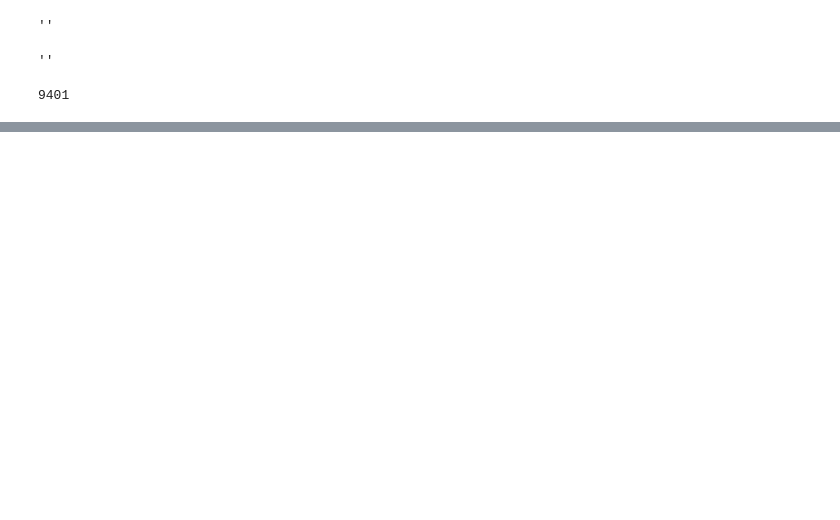
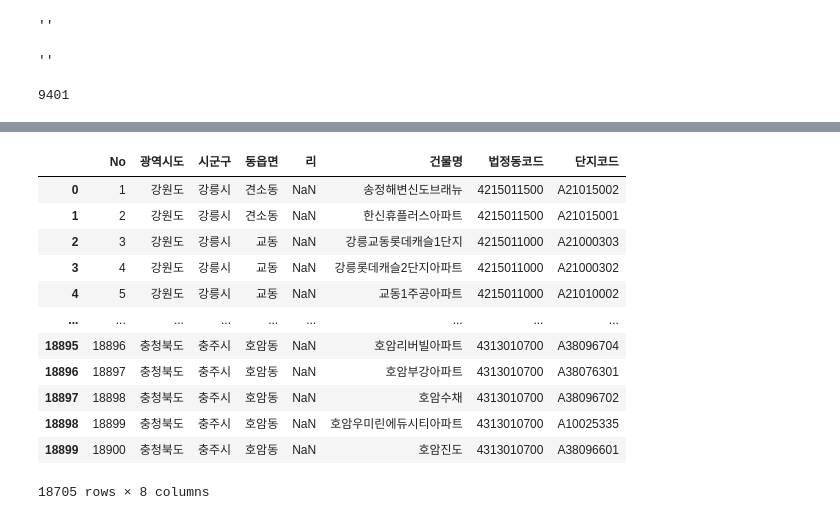
Before and after one commit to LGHelloVisionProj/Data_Visualization, a Jupyter notebook: 천안시_CodeDir/아파트추출.ipynb, the cells around one changed output, grey strips where cells are left out. Cells and saved outputs as stored; diff of their text form; code cells hidden in the pictures; blank space fills up the shorter version.

```diff
--- a/천안시_CodeDir/아파트추출.ipynb
+++ b/천안시_CodeDir/아파트추출.ipynb
@@ -83,0 +105,18 @@ uQ_building_list
+# %%
+apt_xl= pd.read_excel('/Users/iseunghyeon/Downloads/공동주택_단지목록_Code_20221129.xlsx')
+apt_xl.dropna(subset=['시군구'],inplace=True)
+apt_xl
+# %% [output]
+|  | No | 광역시도 | 시군구 | 동읍면 | 리 | 건물명 | 법정동코드 | 단지코드 |
+| 0 | 1 | 강원도 | 강릉시 | 견소동 | NaN | 송정해변신도브래뉴 | 4215011500 | A21015002 |
+| 1 | 2 | 강원도 | 강릉시 | 견소동 | NaN | 한신휴플러스아파트 | 4215011500 | A21015001 |
+| 2 | 3 | 강원도 | 강릉시 | 교동 | NaN | 강릉교동롯데캐슬1단지 | 4215011000 | A21000303 |
+| 3 | 4 | 강원도 | 강릉시 | 교동 | NaN | 강릉롯데캐슬2단지아파트 | 4215011000 | A21000302 |
+| 4 | 5 | 강원도 | 강릉시 | 교동 | NaN | 교동1주공아파트 | 4215011000 | A21010002 |
+| ... | ... | ... | ... | ... | ... | ... | ... | ... |
+| 18895 | 18896 | 충청북도 | 충주시 | 호암동 | NaN | 호암리버빌아파트 | 4313010700 | A38096704 |
+| 18896 | 18897 | 충청북도 | 충주시 | 호암동 | NaN | 호암부강아파트 | 4313010700 | A38076301 |
+| 18897 | 18898 | 충청북도 | 충주시 | 호암동 | NaN | 호암수채 | 4313010700 | A38096702 |
+| 18898 | 18899 | 충청북도 | 충주시 | 호암동 | NaN | 호암우미린에듀시티아파트 | 4313010700 | A10025335 |
+| 18899 | 18900 | 충청북도 | 충주시 | 호암동 | NaN | 호암진도 | 4313010700 | A38096601 |
+18705 rows × 8 columns
```
Also changed, not shown: parts of 7 cells of this notebook, 3 other files.
